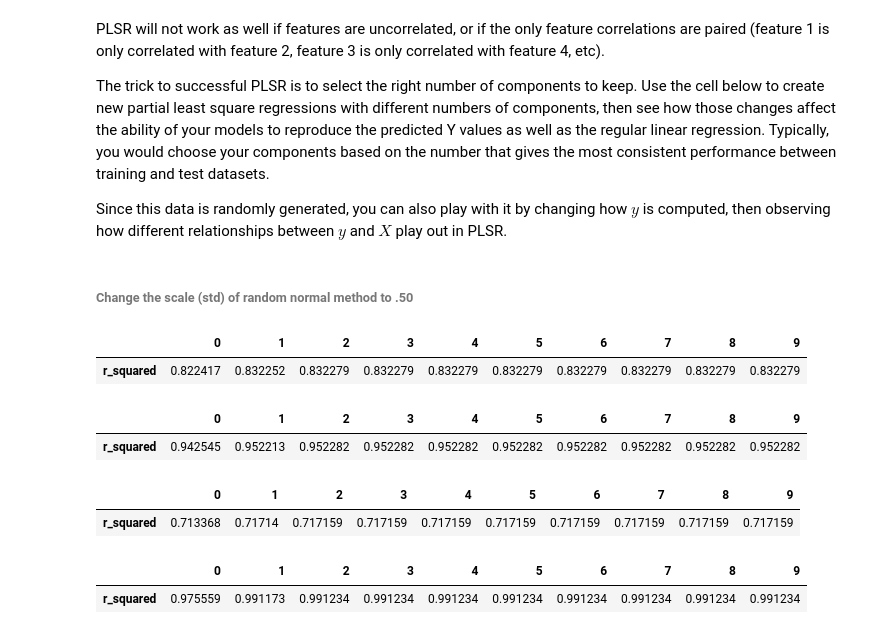
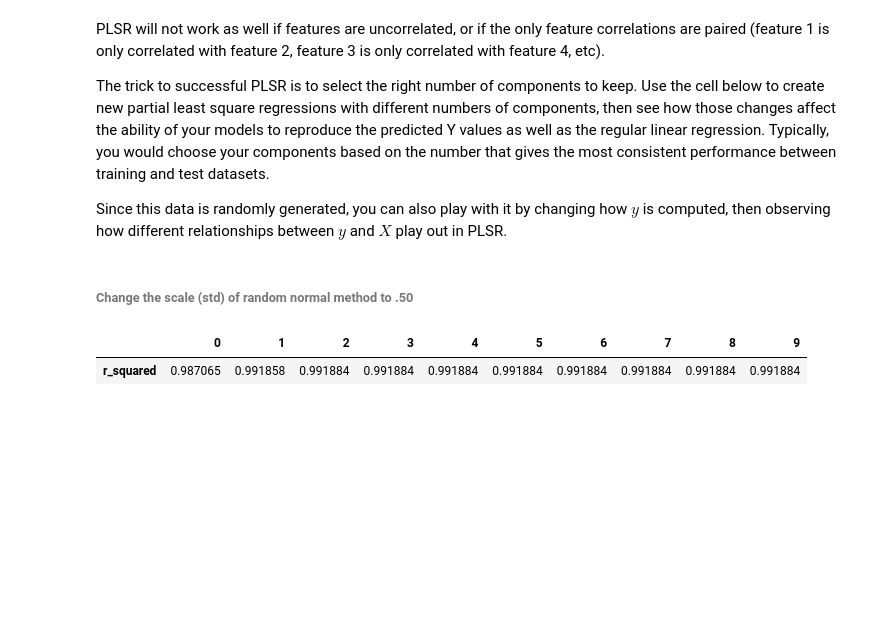
Before and after one commit to cmkeith9749/Projects, a Jupyter notebook: Unit02/Lesson 5/020503DimensionalityReductionLinearRegression.ipynb, the cells around one changed output. Saved outputs shown, nothing was run; the diff lists cells and outputs as text; code cells hidden in the pictures; blank space fills up the shorter version.

```diff
--- a/Unit02/Lesson 5/020503DimensionalityReductionLinearRegression.ipynb
+++ b/Unit02/Lesson 5/020503DimensionalityReductionLinearRegression.ipynb
@@ -105,23 +105,8 @@ for i in range(X.shape[1]):
 # %%
 #original = pd.DataFrame(results, columns=['r_squared']).T
 result3 = pd.DataFrame(results, columns=['r_squared']).T
-# %%
-result0
-# %% [output]
-|  | 0 | 1 | 2 | 3 | 4 | 5 | 6 | 7 | 8 | 9 |
-| r_squared | 0.822417 | 0.832252 | 0.832279 | 0.832279 | 0.832279 | 0.832279 | 0.832279 | 0.832279 | 0.832279 | 0.832279 |
-# %%
-result1
-# %% [output]
-|  | 0 | 1 | 2 | 3 | 4 | 5 | 6 | 7 | 8 | 9 |
-| r_squared | 0.942545 | 0.952213 | 0.952282 | 0.952282 | 0.952282 | 0.952282 | 0.952282 | 0.952282 | 0.952282 | 0.952282 |
-# %%
-result2
-# %% [output]
-|  | 0 | 1 | 2 | 3 | 4 | 5 | 6 | 7 | 8 | 9 |
-| r_squared | 0.713368 | 0.71714 | 0.717159 | 0.717159 | 0.717159 | 0.717159 | 0.717159 | 0.717159 | 0.717159 | 0.717159 |
 # %%
-result3
+result3.head()
 # %% [output]
 |  | 0 | 1 | 2 | 3 | 4 | 5 | 6 | 7 | 8 | 9 |
-| r_squared | 0.975559 | 0.991173 | 0.991234 | 0.991234 | 0.991234 | 0.991234 | 0.991234 | 0.991234 | 0.991234 | 0.991234 |
+| r_squared | 0.987065 | 0.991858 | 0.991884 | 0.991884 | 0.991884 | 0.991884 | 0.991884 | 0.991884 | 0.991884 | 0.991884 |
```
Also changed, not shown: parts of 2 cells of this notebook, 16 other files.
